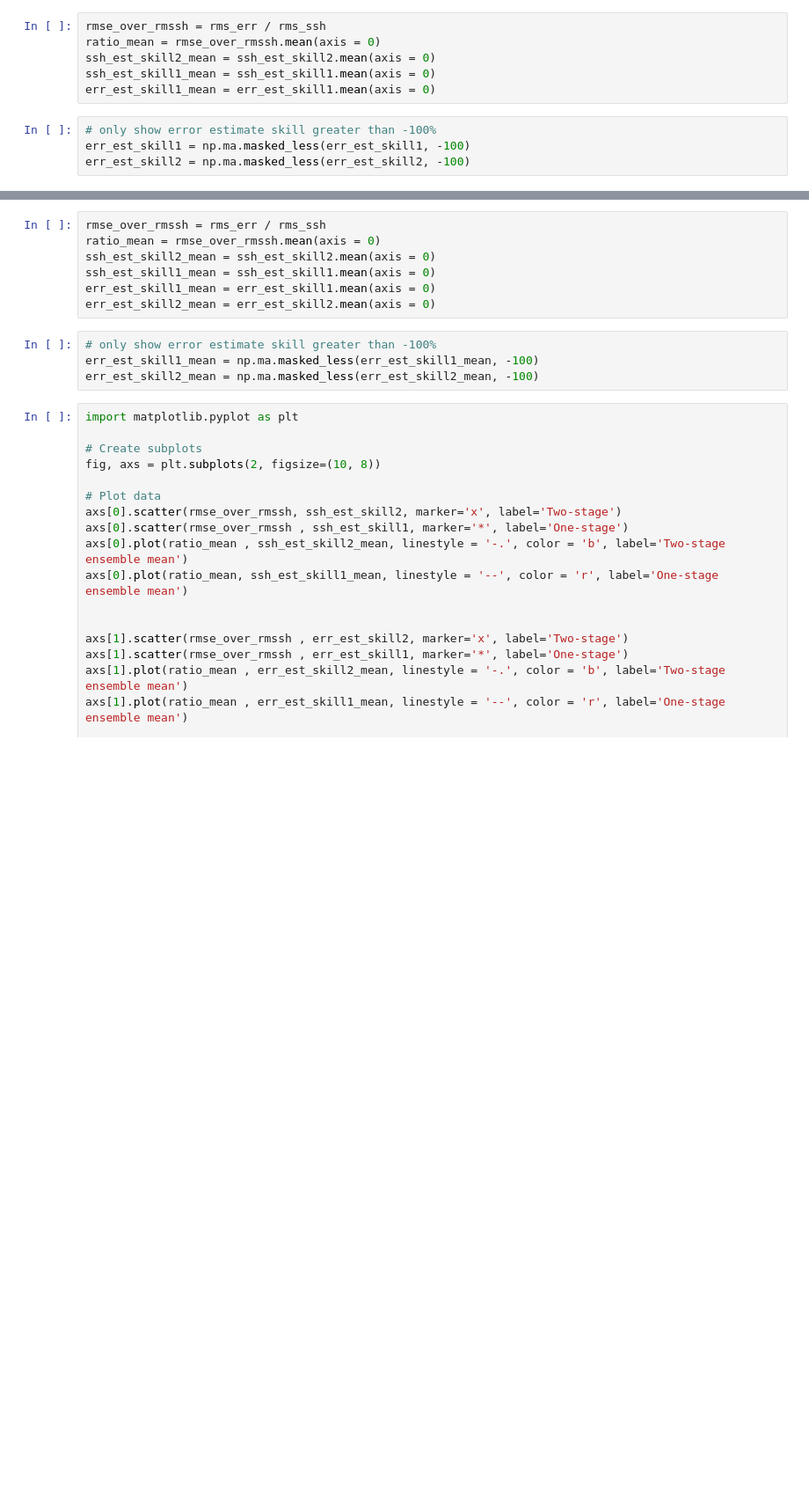
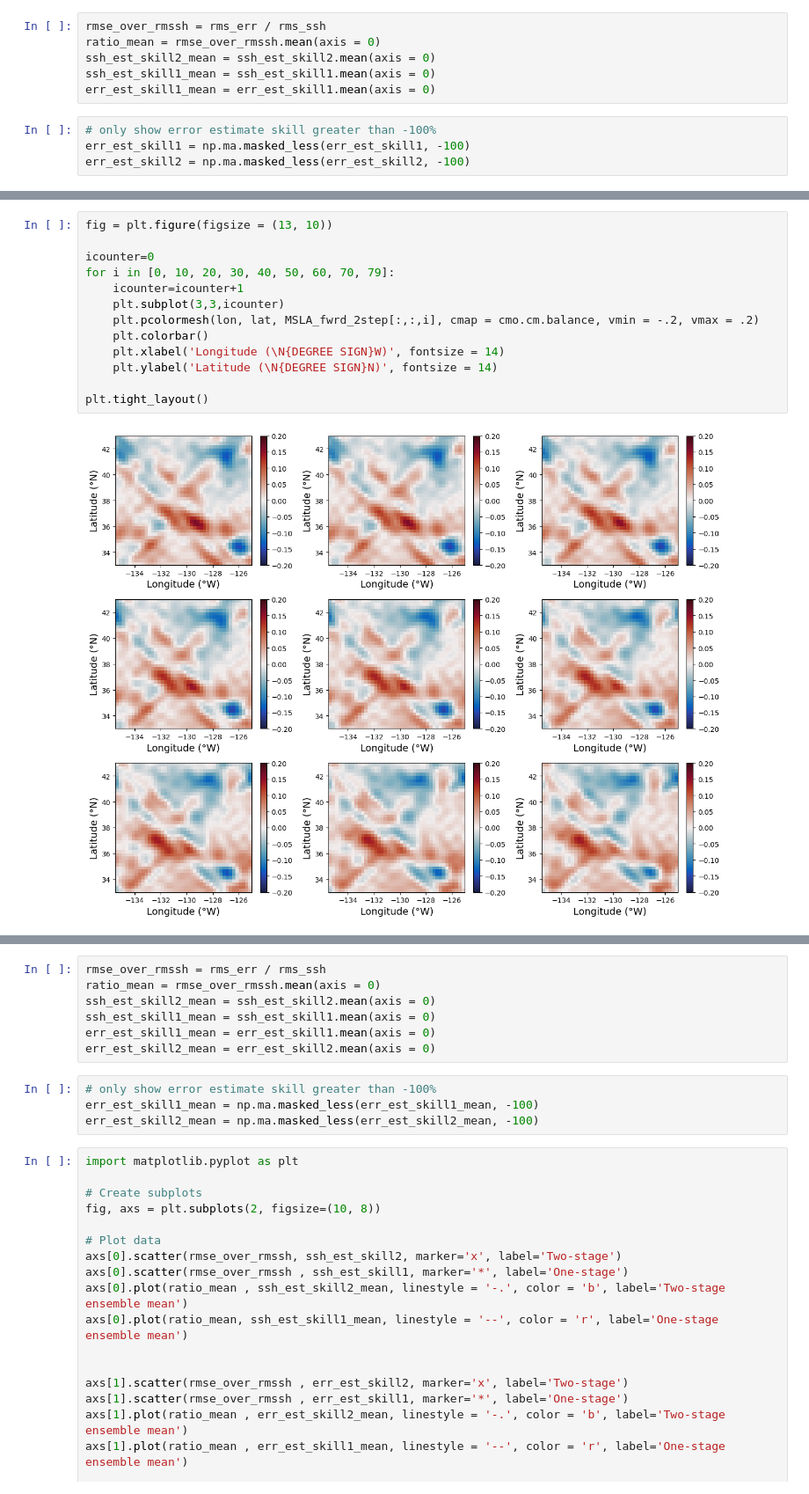
Before and after one commit to yugaophd/cer-swot, a Jupyter notebook: CER113_aviso_multiday_ensemble_1v2step.ipynb, the cells around one changed output, grey strips where cells are left out. Shown at 88% size. Drawn from its saved outputs; the diff is of its cells as text; blank space fills up the shorter version.

```diff
--- a/CER113_aviso_multiday_ensemble_1v2step.ipynb
+++ b/CER113_aviso_multiday_ensemble_1v2step.ipynb
@@ -325,3 +544,18 @@ err_est_skill2 = np.ma.masked_less(err_est_skill2, -100)
+# %%
+fig = plt.figure(figsize = (13, 10))
+
+icounter=0
+for i in [0, 10, 20, 30, 40, 50, 60, 70, 79]:
+    icounter=icounter+1
+    plt.subplot(3,3,icounter)
+    plt.pcolormesh(lon, lat, MSLA_fwrd_2step[:,:,i], cmap = cmo.cm.balance, vmin = -.2, vmax = .2)
+    plt.colorbar()
+    plt.xlabel('Longitude (\N{DEGREE SIGN}W)', fontsize = 14)
+    plt.ylabel('Latitude (\N{DEGREE SIGN}N)', fontsize = 14)
+
+plt.tight_layout()
+# %% [output]
+[figure, added]
 # %%
 import matplotlib.pyplot as plt
 
```
Also changed, not shown: parts of 48 cells of this notebook, 2 other files.
